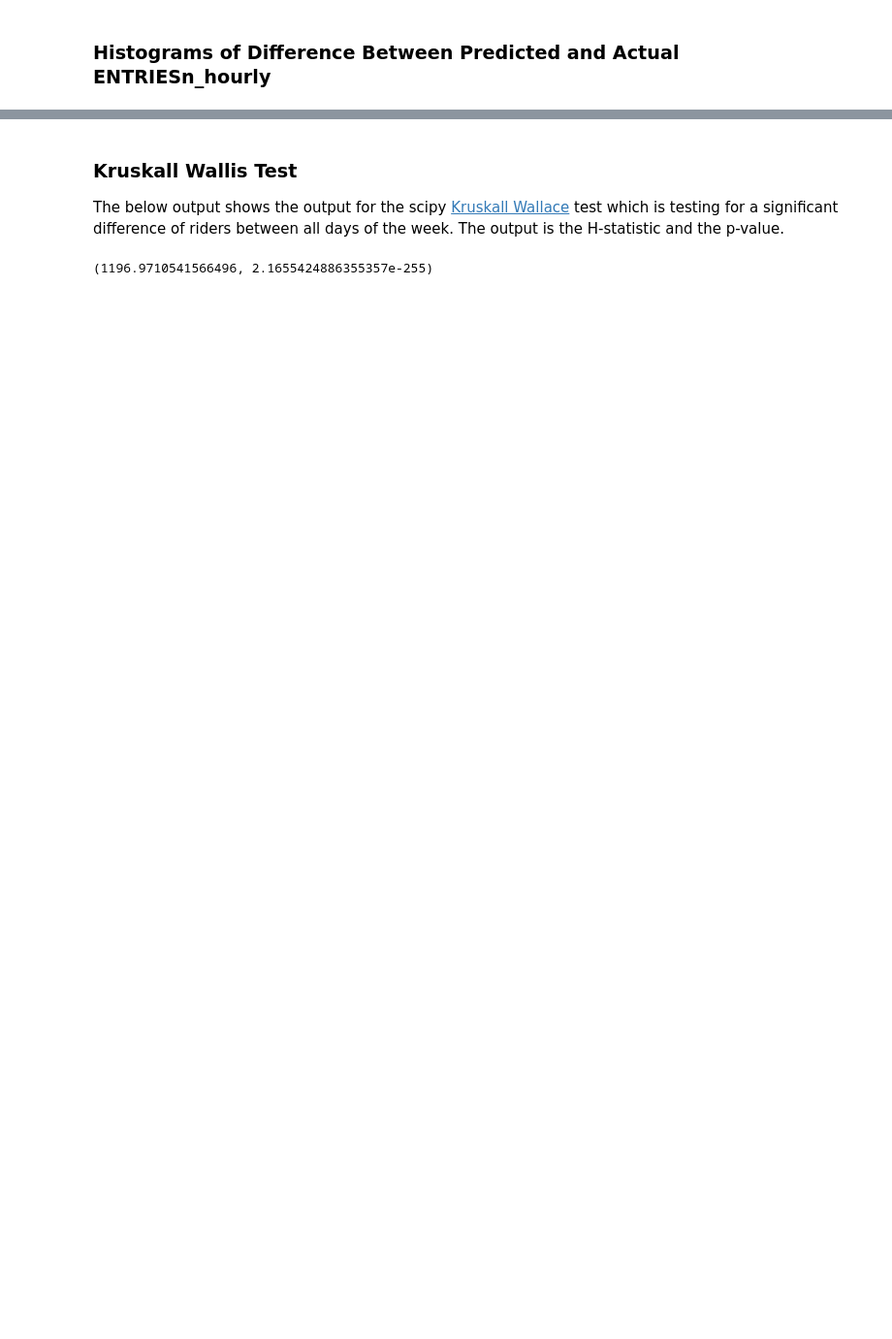
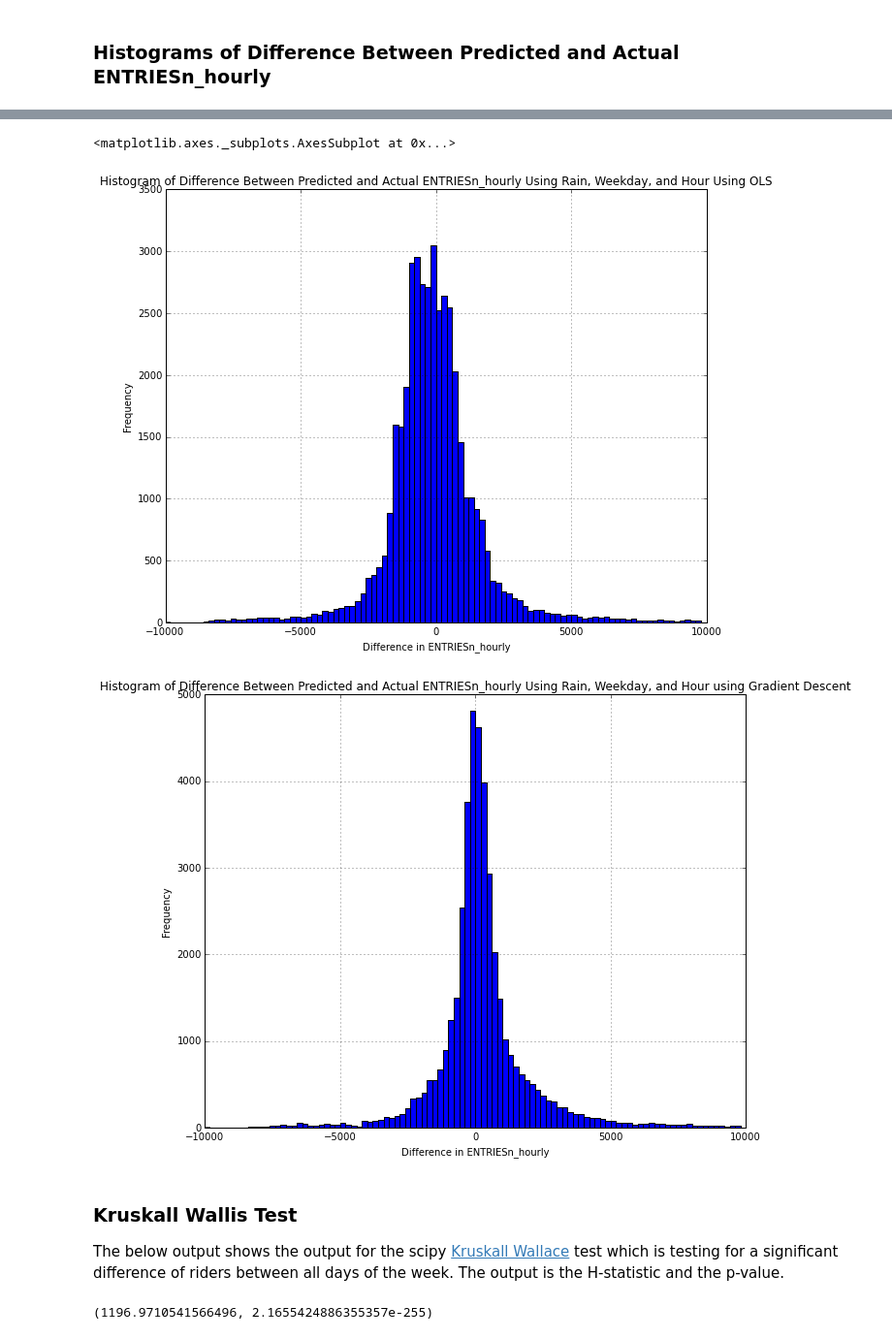
Before and after one commit to UC89/dataScienceStuff, a Jupyter notebook: project_1.ipynb, the cells around one changed output, grey strips where cells are left out. Shown at 97% size. Cells and saved outputs as stored; diff of their text form; code cells hidden in the pictures; blank space fills up the shorter version.

```diff
--- a/project_1.ipynb
+++ b/project_1.ipynb
@@ -551,3 +765,18 @@ plt.ylabel('Frequency')
+# %%
+plt.figure()
+plt.title('Histogram of Difference Between Predicted and Actual ENTRIESn_hourly Using Rain, Weekday, and Hour Using OLS')
+plt.xlabel('Difference in ENTRIESn_hourly')
+plt.ylabel('Frequency')
+(improved_dataset['ENTRIESn_hourly'] - predictions_out_best).hist(bins = binLabels)
+plt.figure()
+plt.title('Histogram of Difference Between Predicted and Actual ENTRIESn_hourly Using Rain, Weekday, and Hour using Gradient Descent')
+plt.xlabel('Difference in ENTRIESn_hourly')
+plt.ylabel('Frequency')
+(improved_dataset['ENTRIESn_hourly'] - predictions_out_best_gd).hist(bins = binLabels)
+# %% [output]
+<matplotlib.axes._subplots.AxesSubplot at 0x...>
+[figure, added]
+[figure, added]
 # %% [markdown]
 <h3>Kruskall Wallis Test</h3>
 <p> The below output shows the output for the scipy <a href='http://docs.scipy.org/doc/scipy-0.14.0/reference/generated/scipy.stats.mstats.kruskalwallis.html'>Kruskall Wallace</a> test which is testing for a significant difference of riders between all days of the week. The output is the H-statistic and the p-value.
```
Also changed, not shown: parts of 17 cells of this notebook.
